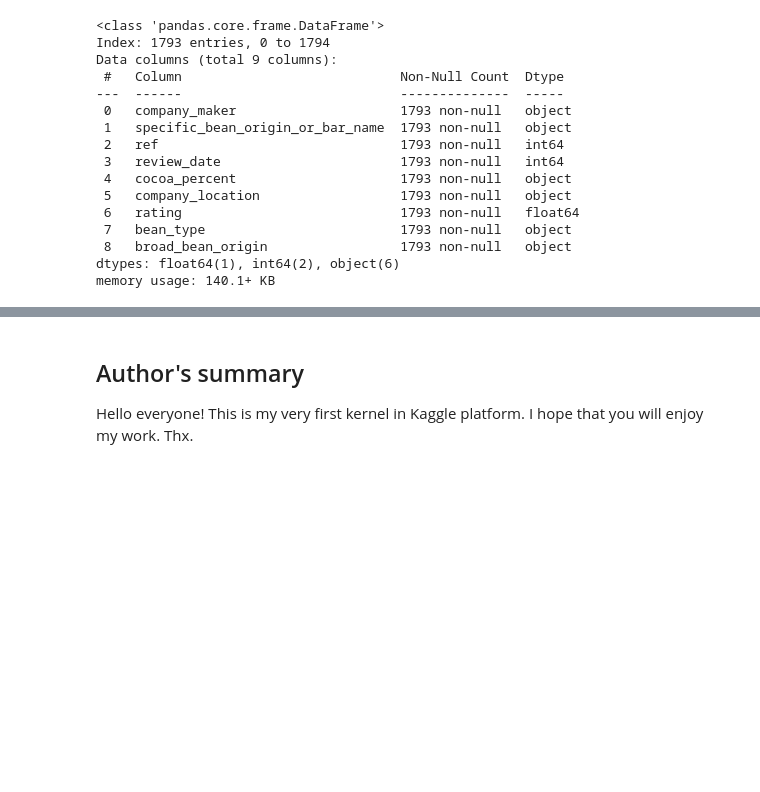
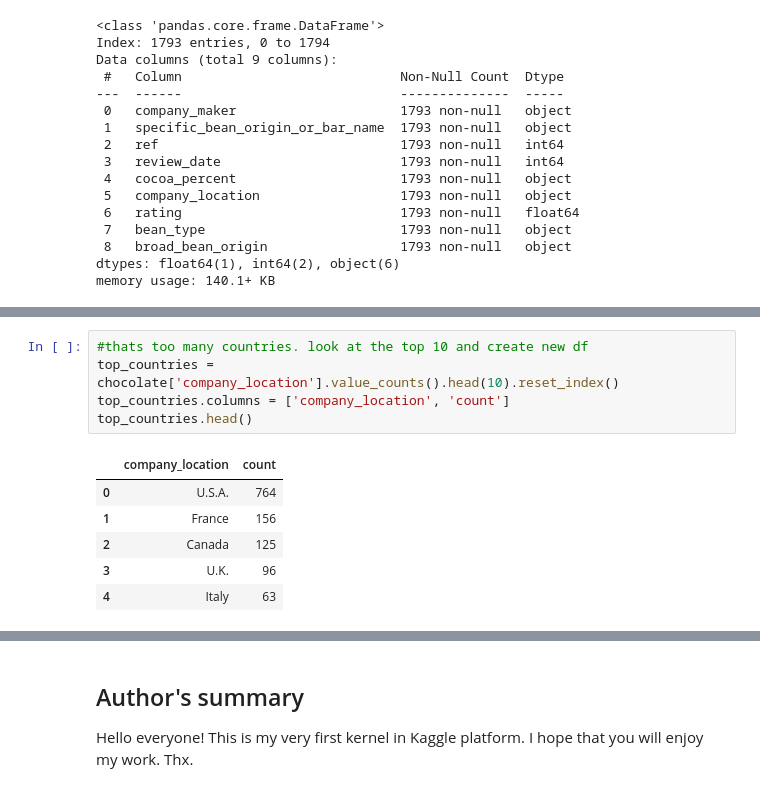
Before and after one commit to mmitry/project-1-group-02, a Jupyter notebook: eewimmer/chocolate_eewimmer.ipynb, the cells around one changed output, grey strips where cells are left out. Cells and saved outputs as stored; diff of their text form; blank space fills up the shorter version.

```diff
--- a/eewimmer/chocolate_eewimmer.ipynb
+++ b/eewimmer/chocolate_eewimmer.ipynb
@@ -93,0 +133,12 @@ ch
+# %%
+#thats too many countries. look at the top 10 and create new df
+top_countries = chocolate['company_location'].value_counts().head(10).reset_index()
+top_countries.columns = ['company_location', 'count']
+top_countries.head()
+# %% [output]
+|  | company_location | count |
+| 0 | U.S.A. | 764 |
+| 1 | France | 156 |
+| 2 | Canada | 125 |
+| 3 | U.K. | 96 |
+| 4 | Italy | 63 |
```
Also changed, not shown: parts of 8 cells of this notebook.
